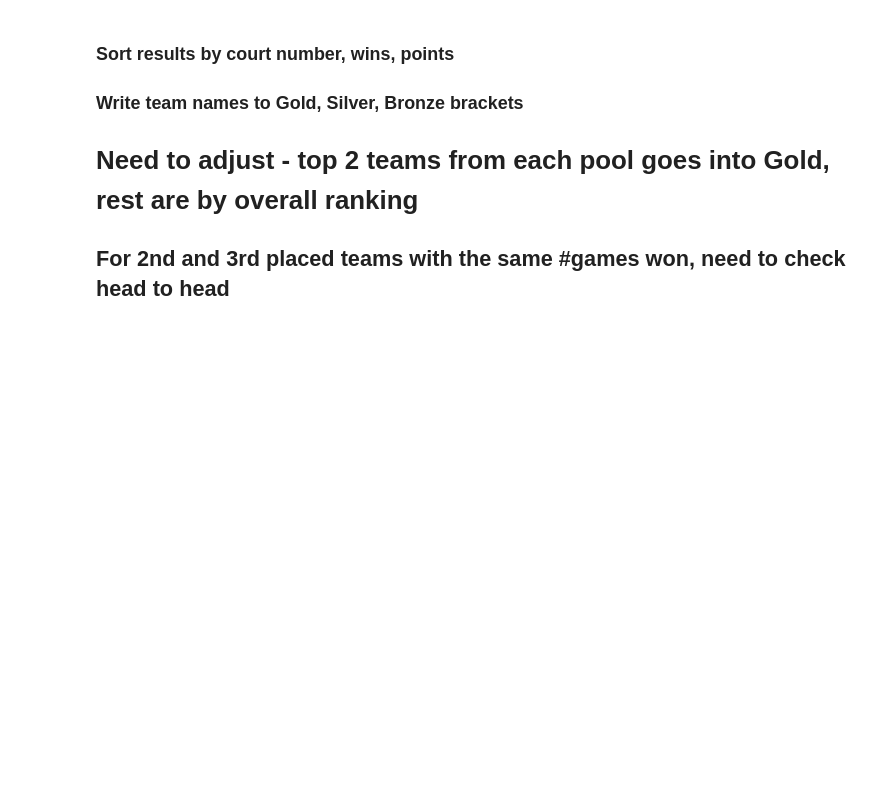
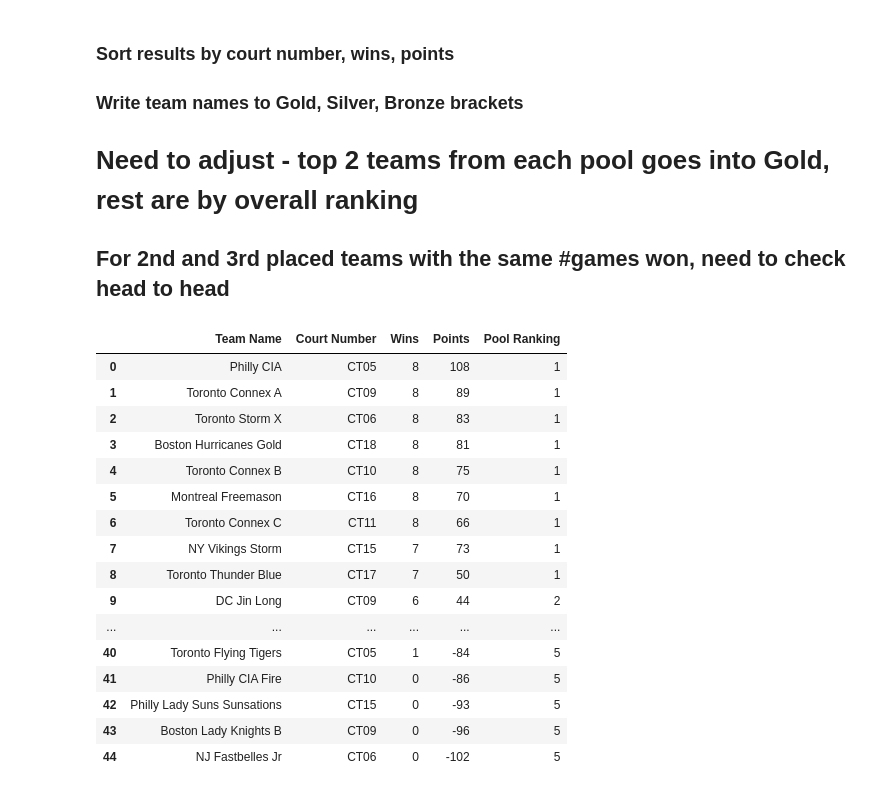
Before and after one commit to yelaura/ny-mini, a Jupyter notebook: 2019/ScoreInput_PowerPools-Day1-Womens.ipynb, the cells around one changed output. Saved outputs shown, nothing was run; the diff lists cells and outputs as text; code cells hidden in the pictures; blank space fills up the shorter version.

```diff
--- a/2019/ScoreInput_PowerPools-Day1-Womens.ipynb
+++ b/2019/ScoreInput_PowerPools-Day1-Womens.ipynb
@@ -261,0 +264,20 @@ for i in range (0, 7):
+# %%
+results
+# %% [output]
+|  | Team Name | Court Number | Wins | Points | Pool Ranking |
+| 0 | Philly CIA | CT05 | 8 | 108 | 1 |
+| 1 | Toronto Connex A | CT09 | 8 | 89 | 1 |
+| 2 | Toronto Storm X | CT06 | 8 | 83 | 1 |
+| 3 | Boston Hurricanes Gold | CT18 | 8 | 81 | 1 |
+| 4 | Toronto Connex B | CT10 | 8 | 75 | 1 |
+| 5 | Montreal Freemason | CT16 | 8 | 70 | 1 |
+| 6 | Toronto Connex C | CT11 | 8 | 66 | 1 |
+| 7 | NY Vikings Storm | CT15 | 7 | 73 | 1 |
+| 8 | Toronto Thunder Blue | CT17 | 7 | 50 | 1 |
+| 9 | DC Jin Long | CT09 | 6 | 44 | 2 |
+| ... | ... | ... | ... | ... | ... |
+| 40 | Toronto Flying Tigers | CT05 | 1 | -84 | 5 |
+| 41 | Philly CIA Fire | CT10 | 0 | -86 | 5 |
+| 42 | Philly Lady Suns Sunsations | CT15 | 0 | -93 | 5 |
+| 43 | Boston Lady Knights B | CT09 | 0 | -96 | 5 |
+| 44 | NJ Fastbelles Jr | CT06 | 0 | -102 | 5 |
```
Also changed, not shown: parts of 6 cells of this notebook, 3 other files.
